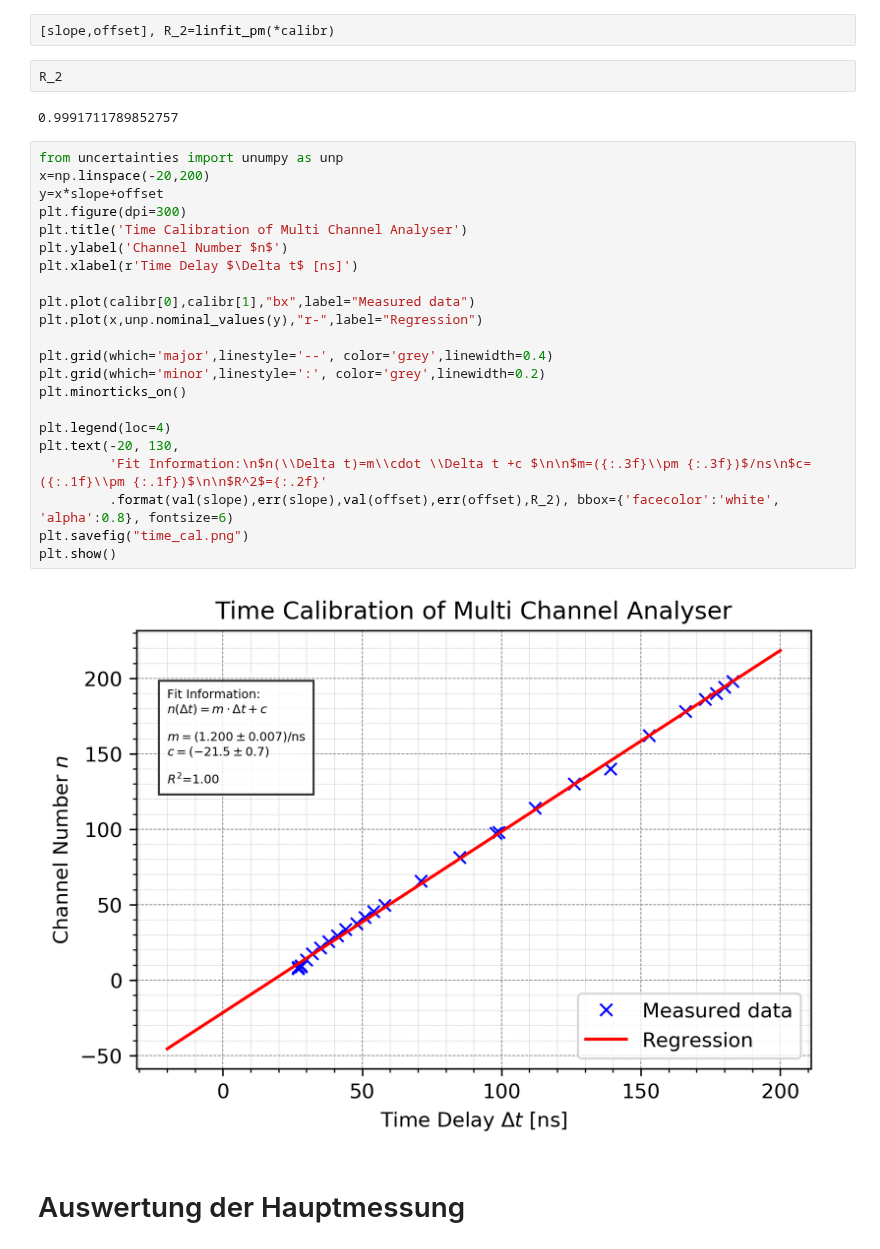
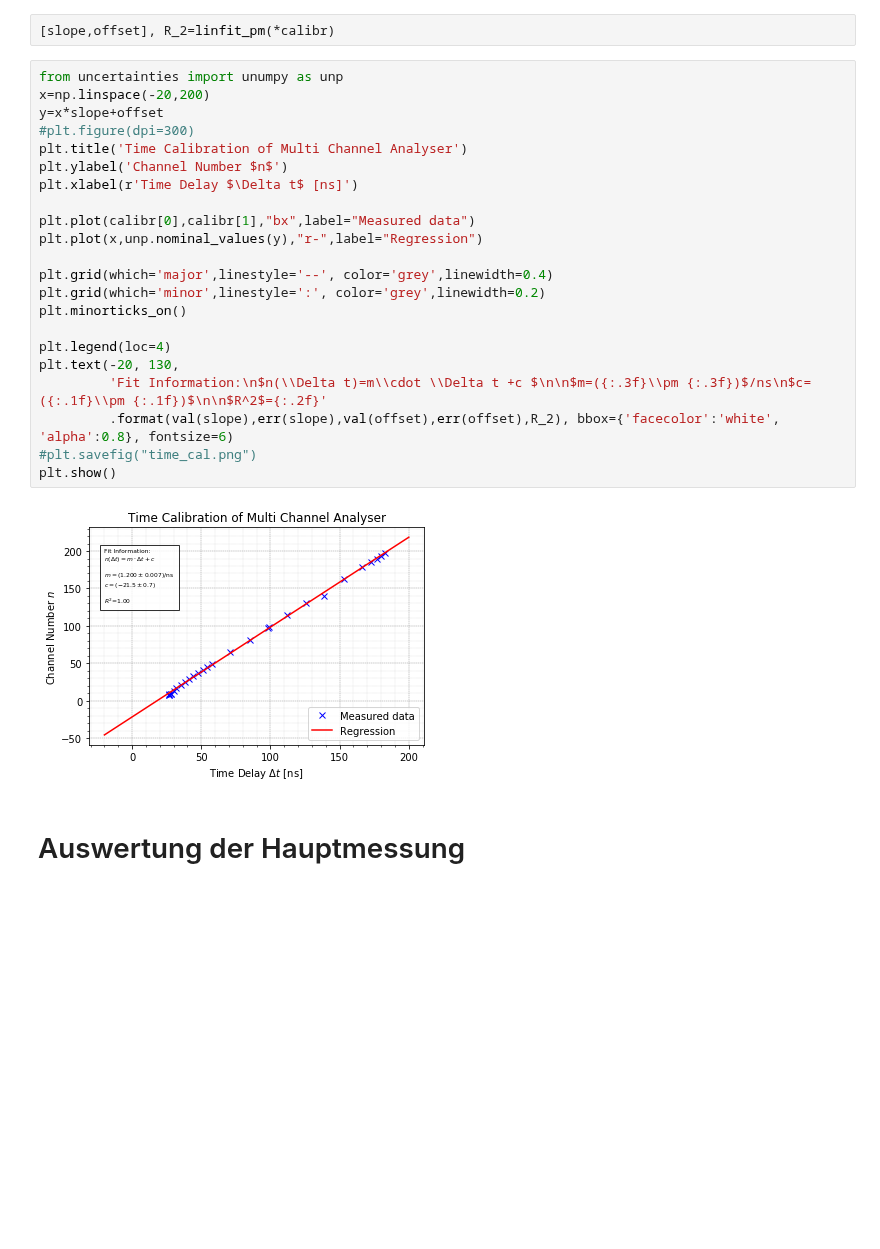
Before and after one commit to shockcookie/FP, a Jupyter notebook: KHWZ/coinc/Zeitkali.ipynb, the cells around one changed output. Drawn from its saved outputs; the diff is of its cells as text; blank space fills up the shorter version.

```diff
--- a/KHWZ/coinc/Zeitkali.ipynb
+++ b/KHWZ/coinc/Zeitkali.ipynb
@@ -134,34 +134,30 @@ def err(x):
     return unumpy.std_devs(x)
 # %%
 [slope,offset], R_2=linfit_pm(*calibr)
-# %%
-R_2
-# %% [output]
-0.9991711789852757
 # %%
 from uncertainties import unumpy as unp
 x=np.linspace(-20,200)
 y=x*slope+offset
-plt.figure(dpi=300)
+#plt.figure(dpi=300)
 plt.title('Time Calibration of Multi Channel Analyser')
 plt.ylabel('Channel Number $n$')
 plt.xlabel(r'Time Delay $\Delta t$ [ns]')
 
 plt.plot(calibr[0],calibr[1],"bx",label="Measured data")
 plt.plot(x,unp.nominal_values(y),"r-",label="Regression")
 
 plt.grid(which='major',linestyle='--', color='grey',linewidth=0.4)
 plt.grid(which='minor',linestyle=':', color='grey',linewidth=0.2)
 plt.minorticks_on()
 
 plt.legend(loc=4)
 plt.text(-20, 130,
          'Fit Information:\n$n(\\Delta t)=m\\cdot \\Delta t +c $\n\n$m=({:.3f}\\pm {:.3f})$/ns\n$c=({:.1f}\\pm {:.1f})$\n\n$R^2$={:.2f}'
          .format(val(slope),err(slope),val(offset),err(offset),R_2), bbox={'facecolor':'white', 'alpha':0.8}, fontsize=6)
-plt.savefig("time_cal.png")
+#plt.savefig("time_cal.png")
 plt.show()
 # %% [output]
-[figure, old version]
+[figure, new version]
 # %% [markdown]
 # Auswertung der Hauptmessung
 # %%
```
Also changed, not shown: parts of 46 cells of this notebook, 7 other files.
